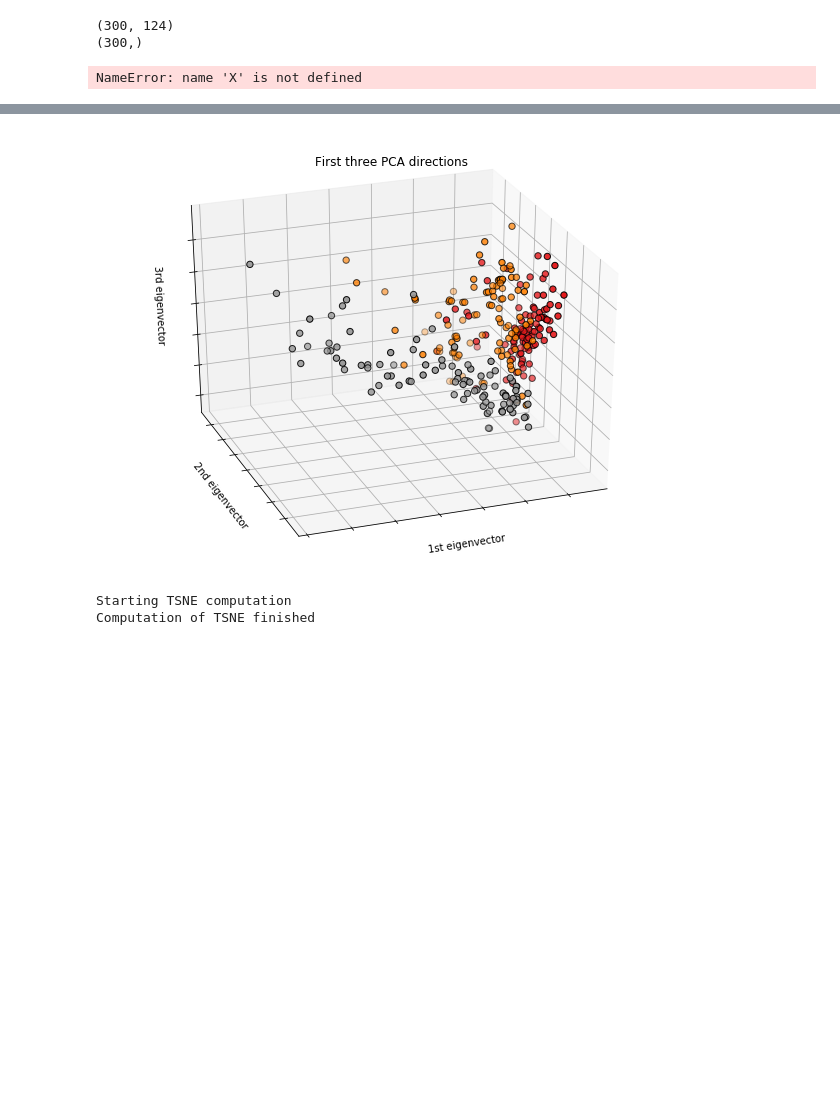
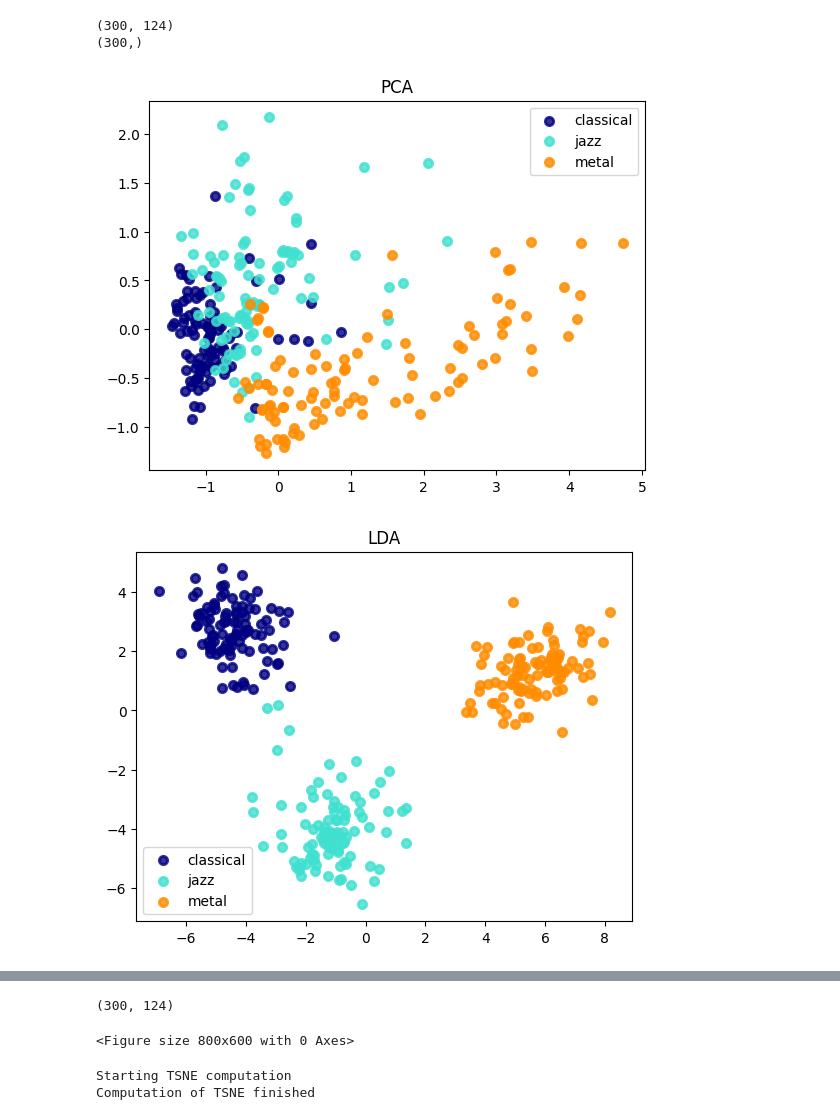
Before and after one commit to gtzan/mir_program_kadenze, a Jupyter notebook: course2/session6/kadenze_mir_c2_s6_4_dimensionality_reduction.ipynb, the cells around one changed output, grey strips where cells are left out. Cells and saved outputs as stored; diff of their text form; code cells hidden in the pictures; blank space fills up the shorter version.

```diff
--- a/course2/session6/kadenze_mir_c2_s6_4_dimensionality_reduction.ipynb
+++ b/course2/session6/kadenze_mir_c2_s6_4_dimensionality_reduction.ipynb
@@ -44,16 +44,19 @@ print(y.shape)
 (300, 124)
 (300,)
 # %%
+from scipy.sparse import issparse
 
-X = X.toarray()
+if issparse(X):
+    X = X.toarray()
+
 X = MinMaxScaler().fit_transform(X)
 target_names = ['classical', 'jazz', 'metal']
-colors = ['navy', 'turquoise', 'darkorange']
+colours = ['navy', 'turquoise', 'darkorange']
 
 def plot_scatter(X, title):
     lw = 2
     #fig = plt.figure(1, figsize=(8, 6))
-    for color, i, target_name in zip(colors, [0, 1, 2], target_names):
+    for color, i, target_name in zip(colours, [0, 1, 2], target_names):
         plt.scatter(X[y == i, 0], X[y == i, 1], color=color, alpha=.8,
                     lw=lw, label=target_name)
     plt.legend(loc='best', shadow=False, scatterpoints=1)
@@ -61,33 +64,34 @@ def plot_scatter(X, title):
     plt.show()
 
 
 # Two dimensional PCA
 X_pca = PCA(n_components=2).fit_transform(X)
 plot_scatter(X_pca, 'PCA')
 
 # Two dimensional LDA
 lda = LinearDiscriminantAnalysis(n_components=2)
 X_lda = lda.fit_transform(X,y)
 plot_scatter(X_lda, 'LDA')
 
 # Isomap
 n_neighbors = 30
-X_iso = Isomap(n_neighbors, n_components=2).fit_transform(X)
+X_iso = Isomap(n_neighbors=n_neighbors, n_components=2).fit_transform(X)
 plot_scatter(X_iso, 'ISOMAP')
 
 # Locally Linear Embedding
-clf = LocallyLinearEmbedding(n_neighbors, n_components=2,
+clf = LocallyLinearEmbedding(n_neighbors=n_neighbors, n_components=2,
                                       method='standard')
 X_lle = clf.fit_transform(X)
 plot_scatter(X_lle, 'LLE')
 
 clf = MDS(n_components=2, n_init=1, max_iter=100)
 X_mds = clf.fit_transform(X)
 plot_scatter(X_mds, 'MDS')
 
 
 tsne = TSNE(n_components=2, init='pca', random_state=0)
 X_tsne = tsne.fit_transform(X)
 plot_scatter(X_tsne, 'TSNE')
 # %% [output]
-NameError: name 'X' is not defined
+[figure, added]
+[figure, added]
@@ -94,3 +102,7 @@ NameError: name 'X' is not defined
+# %%
+print(X.shape)
+# %% [output]
+(300, 124)
 # %%
 # To getter a better understanding of interaction of the dimensions
 # plot the first three PCA dimensions
@@ -102,14 +114,14 @@ ax.scatter(X_reduced[:, 0], X_reduced[:, 1], X_reduced[:, 2], c=y,
            cmap=plt.cm.Set1, edgecolor='k', s=40)
 ax.set_title("First three PCA directions")
 ax.set_xlabel("1st eigenvector")
-ax.w_xaxis.set_ticklabels([])
+ax.xaxis.set_ticklabels([])
 ax.set_ylabel("2nd eigenvector")
-ax.w_yaxis.set_ticklabels([])
+ax.yaxis.set_ticklabels([])
 ax.set_zlabel("3rd eigenvector")
-ax.w_zaxis.set_ticklabels([])
+ax.zaxis.set_ticklabels([])
 plt.show()
 # %% [output]
-[figure, removed]
+<Figure size 800x600 with 0 Axes>
 # %%
 tsne = TSNE(n_components=3, init='pca', random_state=0)
 print("Starting TSNE computation")
```
Also changed, not shown: parts of 2 cells of this notebook.
